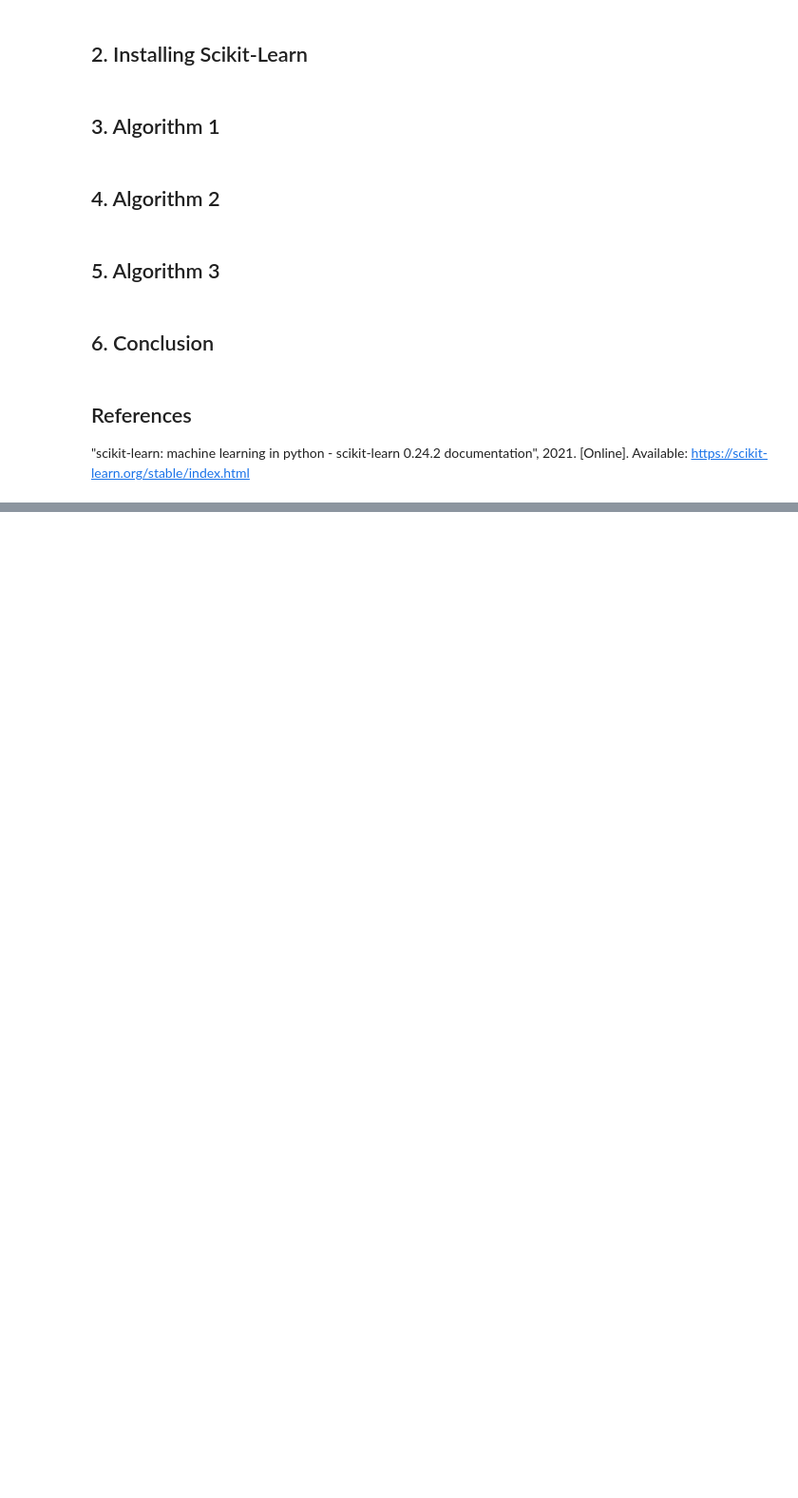
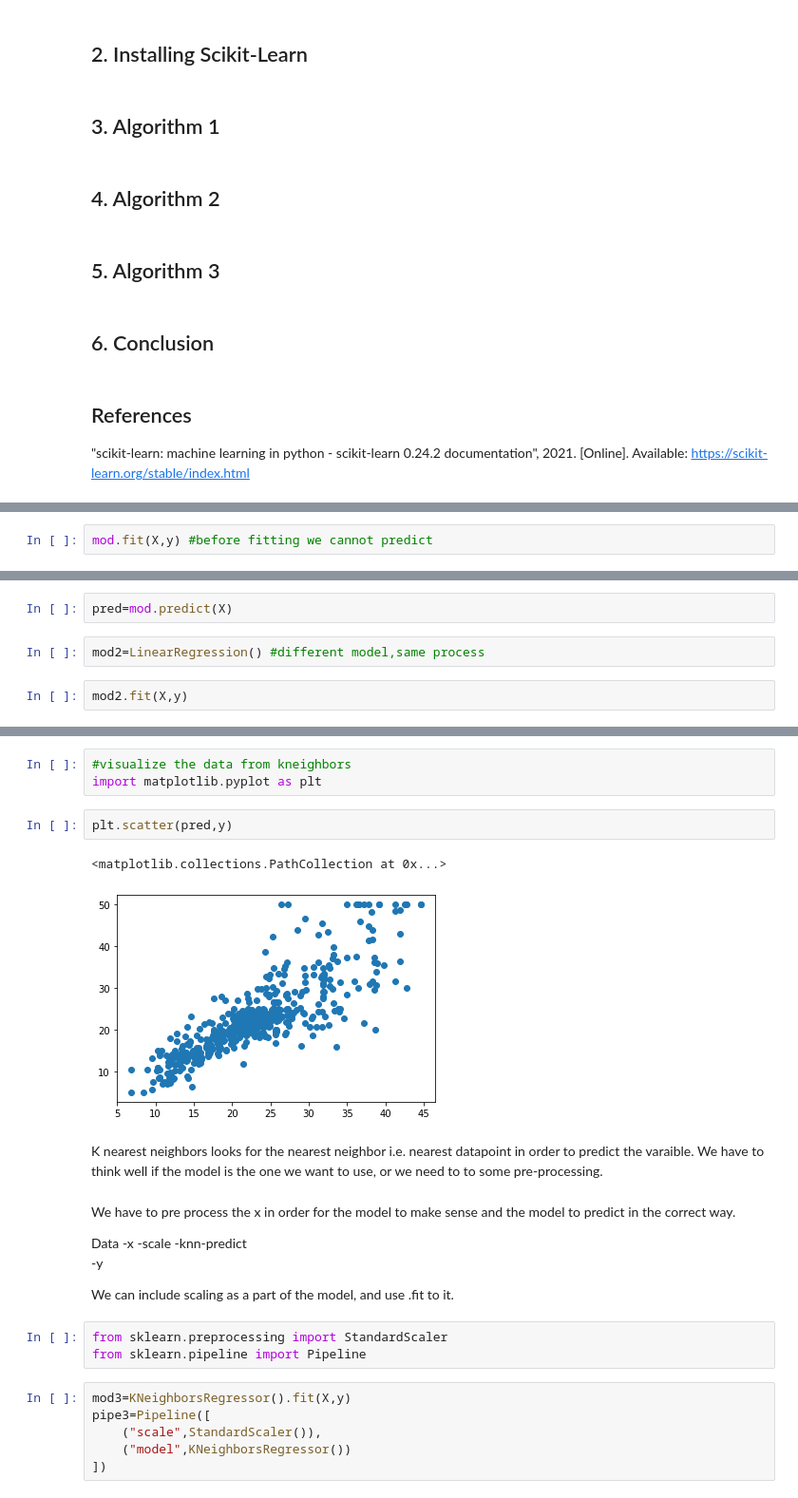
Before and after one commit to vukasm/MachineLearning-Statistics, a Jupyter notebook: Scikit-Learn.ipynb, the cells around one changed output, grey strips where cells are left out. Shown at 95% size. Saved outputs shown, nothing was run; the diff lists cells and outputs as text; blank space fills up the shorter version.

Commit message:
scikit-learn practice & explore; focus on model k nearest neighbors

```diff
--- a/Scikit-Learn.ipynb
+++ b/Scikit-Learn.ipynb
@@ -20,0 +153,2 @@ This notebook contains a demonstrations and visualisations of my three favorite
+# %%
+mod.fit(X,y) #before fitting we cannot predict
@@ -20,0 +157,6 @@ This notebook contains a demonstrations and visualisations of my three favorite
+# %%
+pred=mod.predict(X)
+# %%
+mod2=LinearRegression() #different model,same process
+# %%
+mod2.fit(X,y)
@@ -20,0 +185,27 @@ This notebook contains a demonstrations and visualisations of my three favorite
+# %%
+#visualize the data from kneighbors
+import matplotlib.pyplot as plt
+# %%
+plt.scatter(pred,y)
+# %% [output]
+<matplotlib.collections.PathCollection at 0x...>
+[figure, added]
+# %% [markdown]
+K nearest neighbors looks for the nearest neighbor i.e. nearest datapoint in order to predict the varaible.
+We have to think well if the model is the one we want to use, or we need to to some pre-processing.
+# %% [markdown]
+We have to pre process the x in order for the model to make sense and the model to predict in the correct way.
+
+Data -x -scale -knn-predict <br>
+     -y <br>
+
+We can include scaling as a part of the model, and use .fit to it.
+# %%
+from sklearn.preprocessing import StandardScaler
+from sklearn.pipeline import Pipeline
+# %%
+mod3=KNeighborsRegressor().fit(X,y)
+pipe3=Pipeline([
+    ("scale",StandardScaler()),
+    ("model",KNeighborsRegressor())
+])
```
Also changed, not shown: parts of 45 cells of this notebook, 1 other file.
